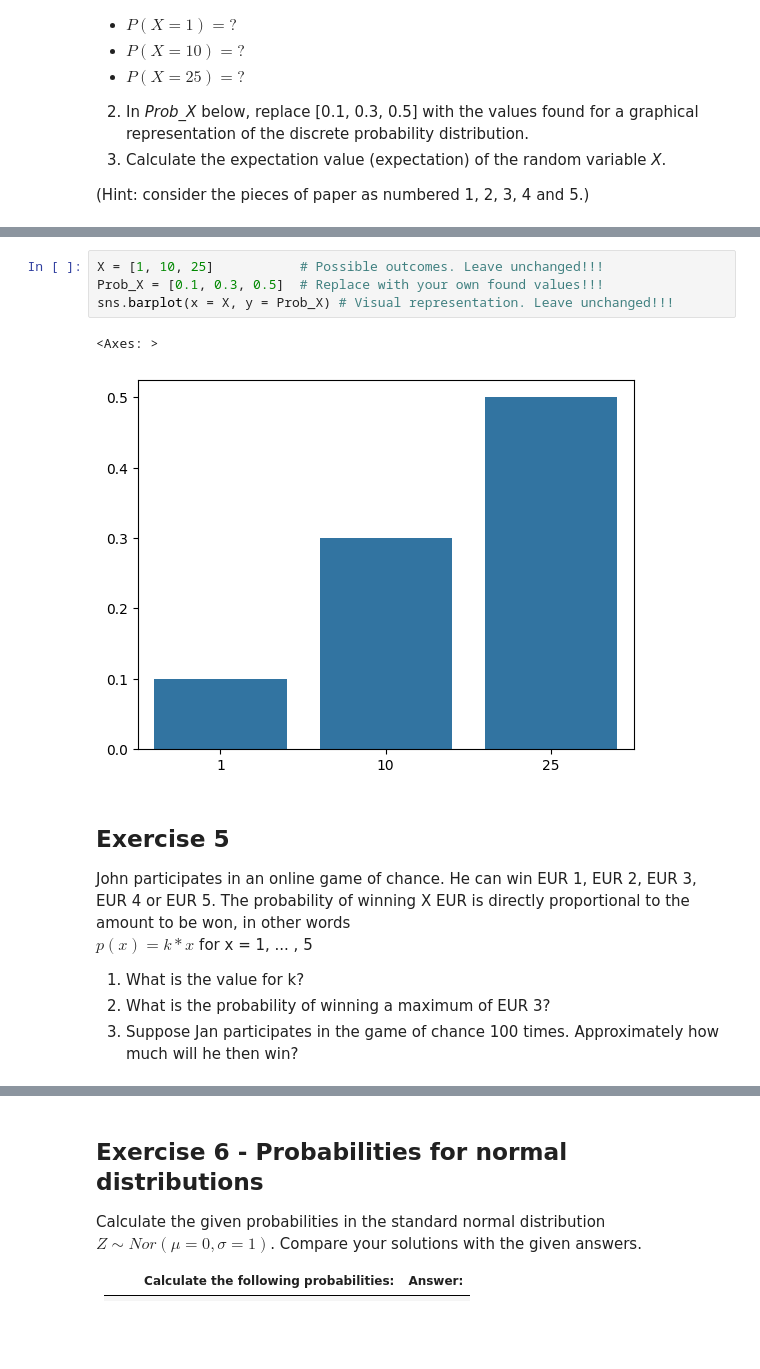
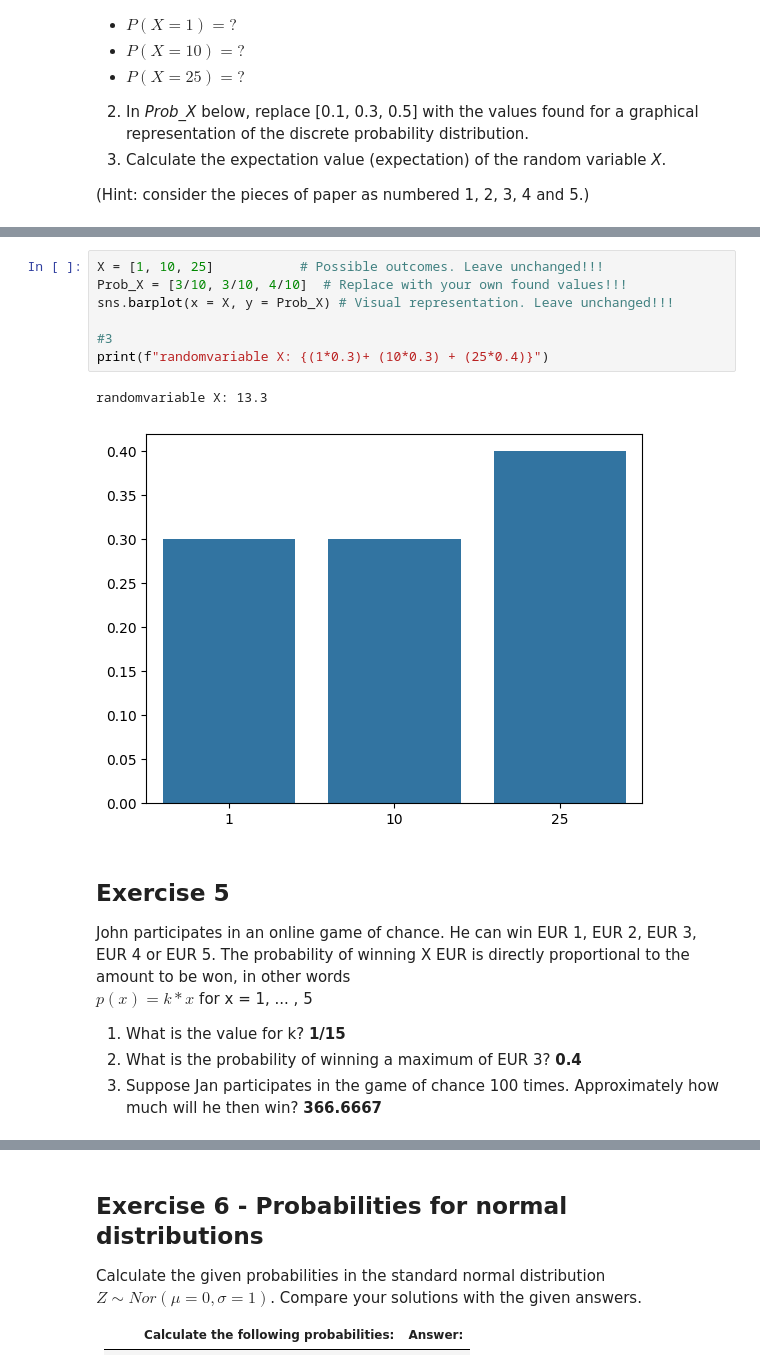
Before and after one commit to Kobe-Sapijn/dsai-labs, a Jupyter notebook: 3-central-limit-testing/lab-3.01-probability-2024.ipynb, the cells around one changed output, grey strips where cells are left out. Drawn from its saved outputs; the diff is of its cells as text; blank space fills up the shorter version.

```diff
--- a/3-central-limit-testing/lab-3.01-probability-2024.ipynb
+++ b/3-central-limit-testing/lab-3.01-probability-2024.ipynb
@@ -157,14 +182,17 @@ Define a discrete random variable _X_ with _X_ = amount won.
 # %%
 X = [1, 10, 25]           # Possible outcomes. Leave unchanged!!!
-Prob_X = [0.1, 0.3, 0.5]  # Replace with your own found values!!!
+Prob_X = [3/10, 3/10, 4/10]  # Replace with your own found values!!!
 sns.barplot(x = X, y = Prob_X) # Visual representation. Leave unchanged!!!
+
+#3
+print(f"randomvariable X: {(1*0.3)+ (10*0.3) + (25*0.4)}")
 # %% [output]
-<Axes: >
+randomvariable X: 13.3
-[figure, old version]
+[figure, new version]
 # %% [markdown]
 ## Exercise 5
 John participates in an online game of chance. He can win EUR 1, EUR 2, EUR 3, EUR 4 or EUR 5. The probability of winning X EUR is directly proportional to the amount to be won, in other words
 $p(x) = k * x $ for x = 1, ... , 5
-1. What is the value for k?
-2. What is the probability of winning a maximum of EUR 3?
-3. Suppose Jan participates in the game of chance 100 times. Approximately how much will he then win?
+1. What is the value for k? **1/15**
+2. What is the probability of winning a maximum of EUR 3? **0.4**
+3. Suppose Jan participates in the game of chance 100 times. Approximately how much will he then win? **366.6667**
```
Also changed, not shown: parts of 10 cells of this notebook, 5 other files.
